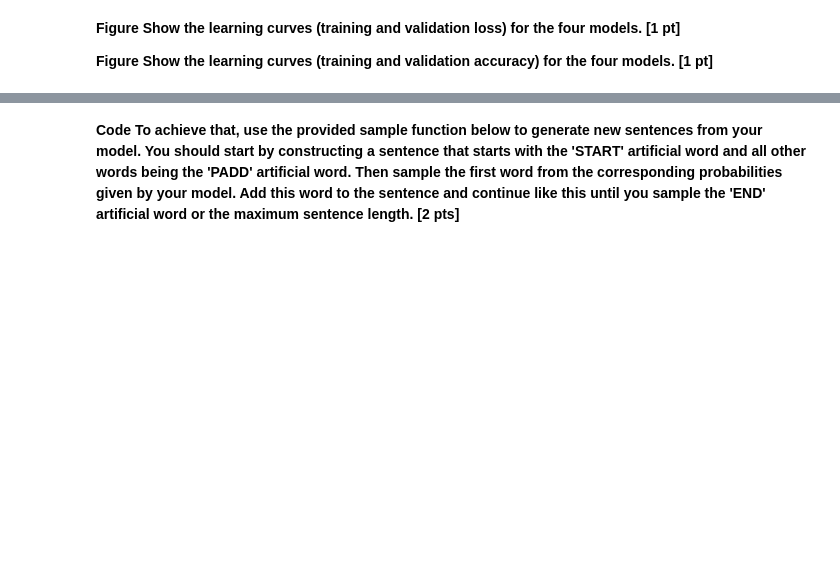
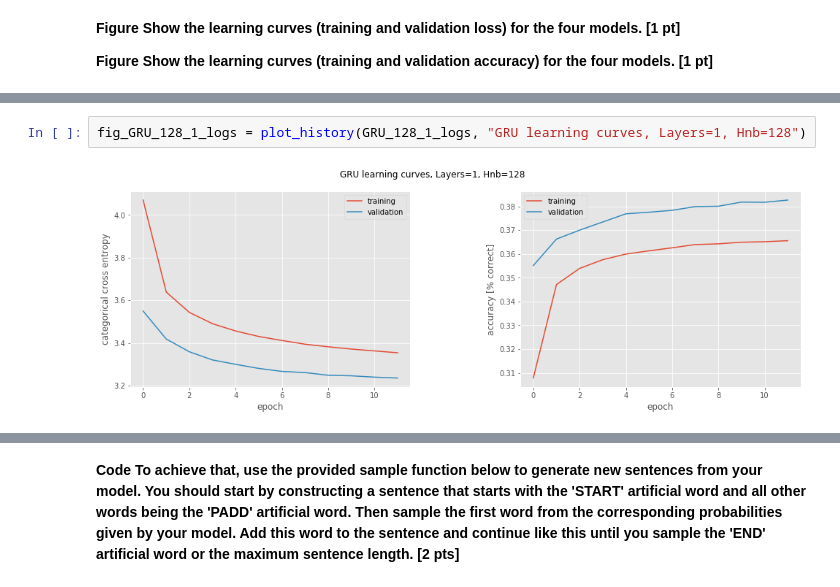
Before and after one commit to devavratTomar/ann_proj2, a Jupyter notebook: miniproject2_ChatBot.ipynb, the cells around one changed output, grey strips where cells are left out. Saved outputs shown, nothing was run; the diff lists cells and outputs as text; blank space fills up the shorter version.

```diff
--- a/miniproject2_ChatBot.ipynb
+++ b/miniproject2_ChatBot.ipynb
@@ -856,0 +978,4 @@ append_run_language_model(nb_tokens,
+# %%
+fig_GRU_128_1_logs = plot_history(GRU_128_1_logs, "GRU learning curves, Layers=1, Hnb=128")
+# %% [output]
+[figure, added]
```
Also changed, not shown: parts of 32 cells of this notebook, 12 other files.
